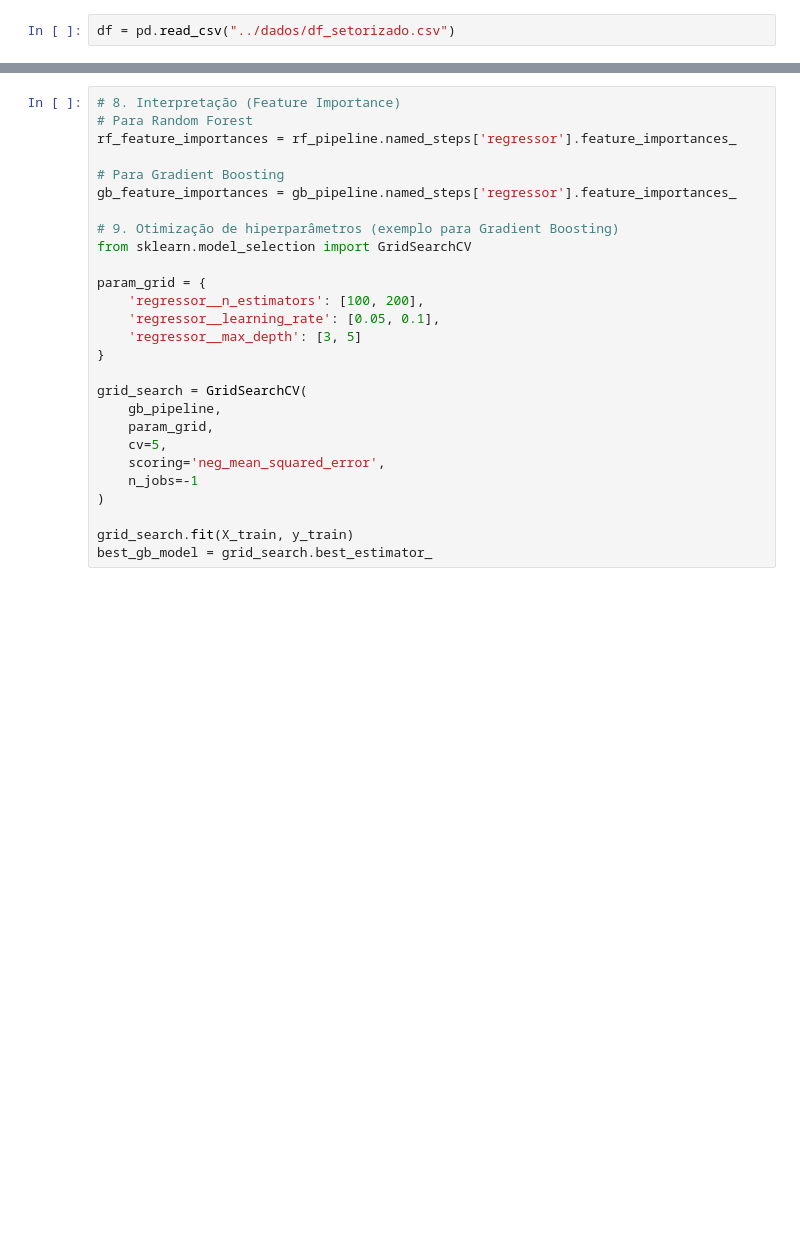
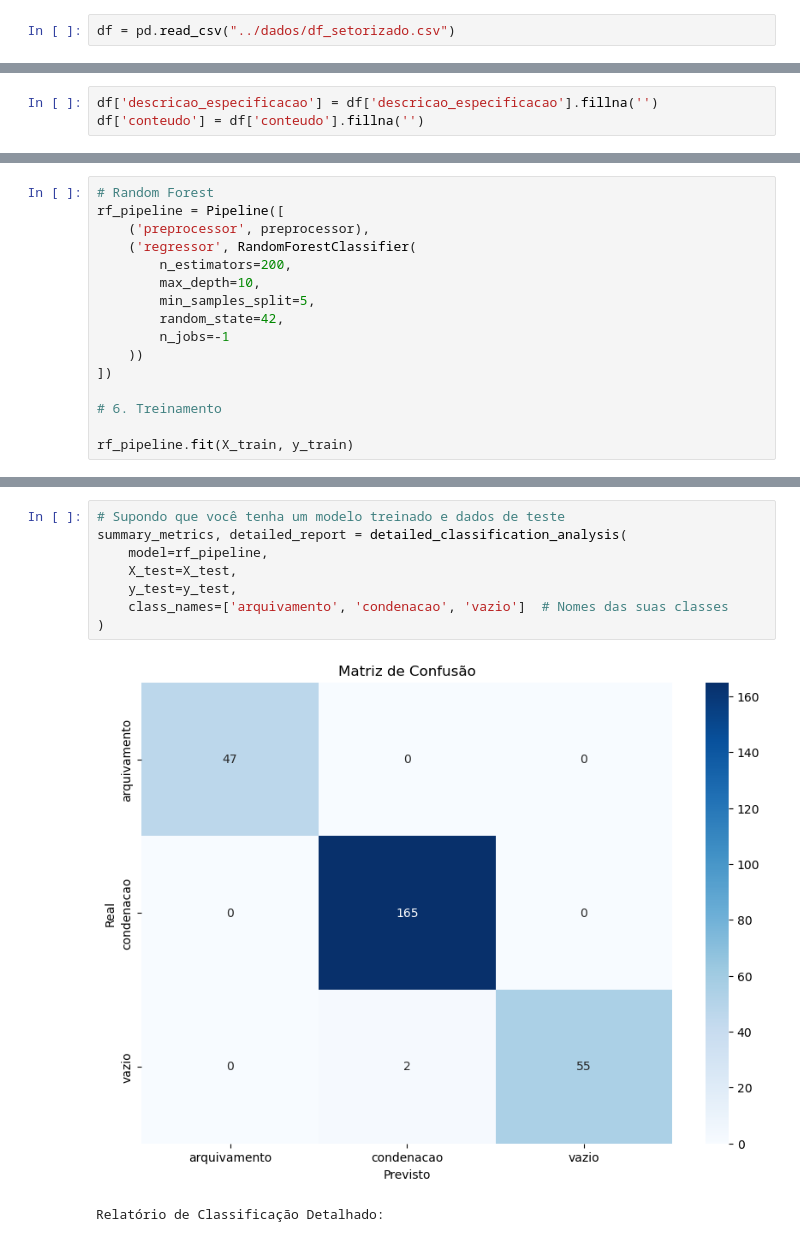
Before and after one commit to gab-correia/analise-cade, a Jupyter notebook: notebooks/modelo.ipynb, the cells around one changed output, grey strips where cells are left out. Drawn from its saved outputs; the diff is of its cells as text; blank space fills up the shorter version.

```diff
--- a/notebooks/modelo.ipynb
+++ b/notebooks/modelo.ipynb
@@ -255,0 +266,3 @@ Name: count, dtype: int64
+# %%
+df['descricao_especificacao'] = df['descricao_especificacao'].fillna('')
+df['conteudo'] = df['conteudo'].fillna('')
@@ -321,0 +314,16 @@ ValueError: np.nan is an invalid document, expected byte or unicode string.
+# %%
+# Random Forest
+rf_pipeline = Pipeline([
+    ('preprocessor', preprocessor),
+    ('regressor', RandomForestClassifier(
+        n_estimators=200,
+        max_depth=10,
+        min_samples_split=5,
+        random_state=42,
+        n_jobs=-1
+    ))
+])
+
+# 6. Treinamento
+
+rf_pipeline.fit(X_train, y_train)
@@ -338,27 +397,11 @@ rf_metrics = evaluate_model(rf_pipeline, X_test, y_test)
 # %%
-# 8. Interpretação (Feature Importance)
-# Para Random Forest
-rf_feature_importances = rf_pipeline.named_steps['regressor'].feature_importances_
-
-# Para Gradient Boosting
-gb_feature_importances = gb_pipeline.named_steps['regressor'].feature_importances_
-
-# 9. Otimização de hiperparâmetros (exemplo para Gradient Boosting)
-from sklearn.model_selection import GridSearchCV
-
-param_grid = {
-    'regressor__n_estimators': [100, 200],
-    'regressor__learning_rate': [0.05, 0.1],
-    'regressor__max_depth': [3, 5]
-}
-
-grid_search = GridSearchCV(
-    gb_pipeline,
-    param_grid,
-    cv=5,
-    scoring='neg_mean_squared_error',
-    n_jobs=-1
+# Supondo que você tenha um modelo treinado e dados de teste
+summary_metrics, detailed_report = detailed_classification_analysis(
+    model=rf_pipeline,
+    X_test=X_test,
+    y_test=y_test,
+    class_names=['arquivamento', 'condenacao', 'vazio']  # Nomes das suas classes
 )
-
-grid_search.fit(X_train, y_train)
-best_gb_model = grid_search.best_estimator_
+# %% [output]
+[figure, added]
+Relatório de Classificação Detalhado:
```
Also changed, not shown: parts of 20 cells of this notebook, 2 other files.
